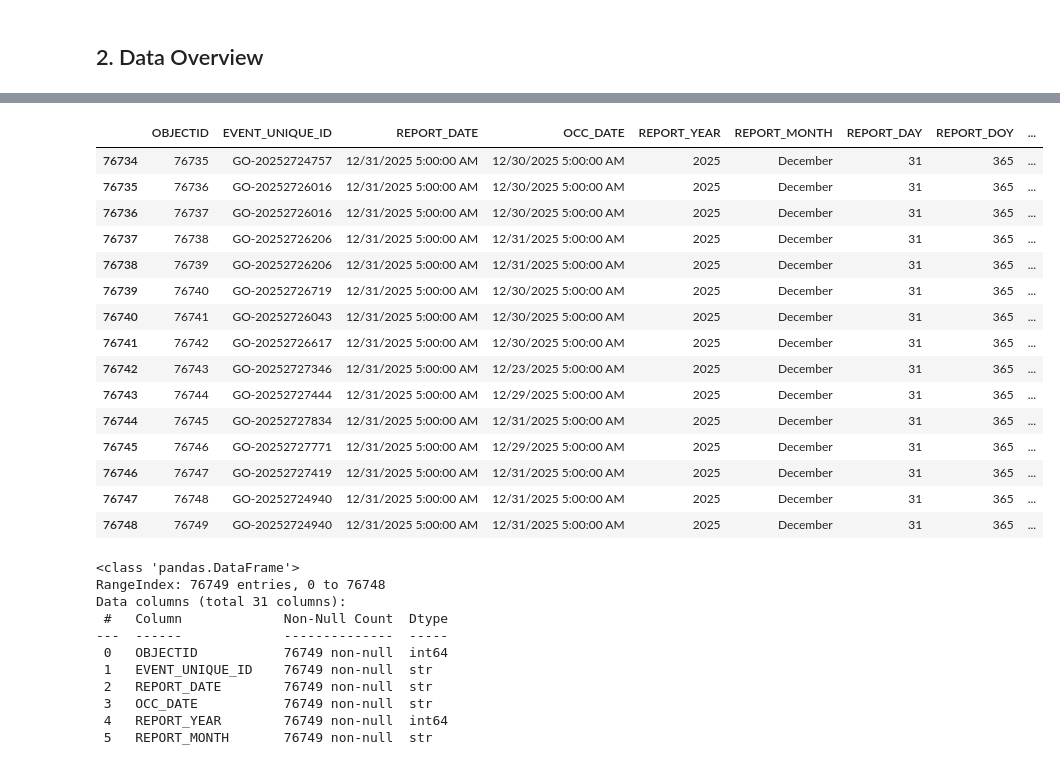
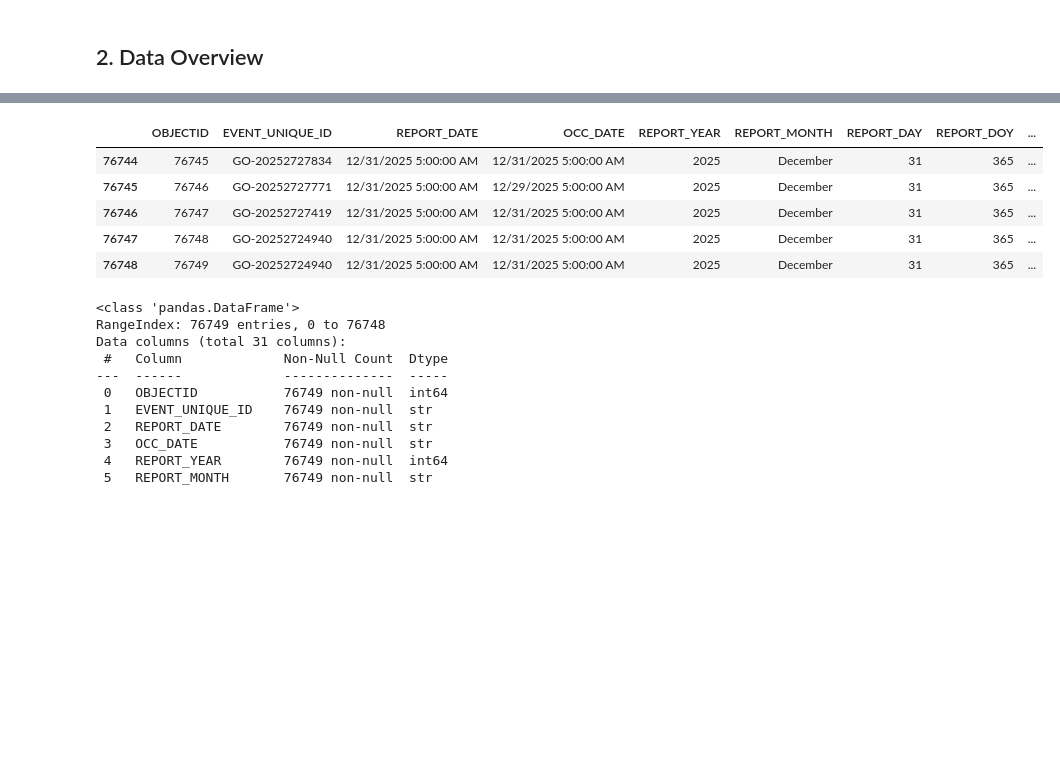
Before and after one commit to akharghani/toronto-auto-theft-analysis, a Jupyter notebook: notebooks/analysis.ipynb, the cells around one changed output, grey strips where cells are left out. Cells and saved outputs as stored; diff of their text form; code cells hidden in the pictures; blank space fills up the shorter version.

```diff
--- a/notebooks/analysis.ipynb
+++ b/notebooks/analysis.ipynb
@@ -63,17 +37,7 @@ df.head(15)
 # %%
-df.tail(15)
+df.tail()
 # %% [output]
 |  | OBJECTID | EVENT_UNIQUE_ID | REPORT_DATE | OCC_DATE | REPORT_YEAR | REPORT_MONTH | REPORT_DAY | REPORT_DOY | ... |
-| 76734 | 76735 | GO-20252724757 | 12/31/2025 5:00:00 AM | 12/30/2025 5:00:00 AM | 2025 | December | 31 | 365 | ... |
-| 76735 | 76736 | GO-20252726016 | 12/31/2025 5:00:00 AM | 12/30/2025 5:00:00 AM | 2025 | December | 31 | 365 | ... |
-| 76736 | 76737 | GO-20252726016 | 12/31/2025 5:00:00 AM | 12/30/2025 5:00:00 AM | 2025 | December | 31 | 365 | ... |
-| 76737 | 76738 | GO-20252726206 | 12/31/2025 5:00:00 AM | 12/31/2025 5:00:00 AM | 2025 | December | 31 | 365 | ... |
-| 76738 | 76739 | GO-20252726206 | 12/31/2025 5:00:00 AM | 12/31/2025 5:00:00 AM | 2025 | December | 31 | 365 | ... |
-| 76739 | 76740 | GO-20252726719 | 12/31/2025 5:00:00 AM | 12/30/2025 5:00:00 AM | 2025 | December | 31 | 365 | ... |
-| 76740 | 76741 | GO-20252726043 | 12/31/2025 5:00:00 AM | 12/30/2025 5:00:00 AM | 2025 | December | 31 | 365 | ... |
-| 76741 | 76742 | GO-20252726617 | 12/31/2025 5:00:00 AM | 12/30/2025 5:00:00 AM | 2025 | December | 31 | 365 | ... |
-| 76742 | 76743 | GO-20252727346 | 12/31/2025 5:00:00 AM | 12/23/2025 5:00:00 AM | 2025 | December | 31 | 365 | ... |
-| 76743 | 76744 | GO-20252727444 | 12/31/2025 5:00:00 AM | 12/29/2025 5:00:00 AM | 2025 | December | 31 | 365 | ... |
 | 76744 | 76745 | GO-20252727834 | 12/31/2025 5:00:00 AM | 12/31/2025 5:00:00 AM | 2025 | December | 31 | 365 | ... |
 | 76745 | 76746 | GO-20252727771 | 12/31/2025 5:00:00 AM | 12/29/2025 5:00:00 AM | 2025 | December | 31 | 365 | ... |
 | 76746 | 76747 | GO-20252727419 | 12/31/2025 5:00:00 AM | 12/31/2025 5:00:00 AM | 2025 | December | 31 | 365 | ... |
```
Also changed, not shown: parts of 2 cells of this notebook.
